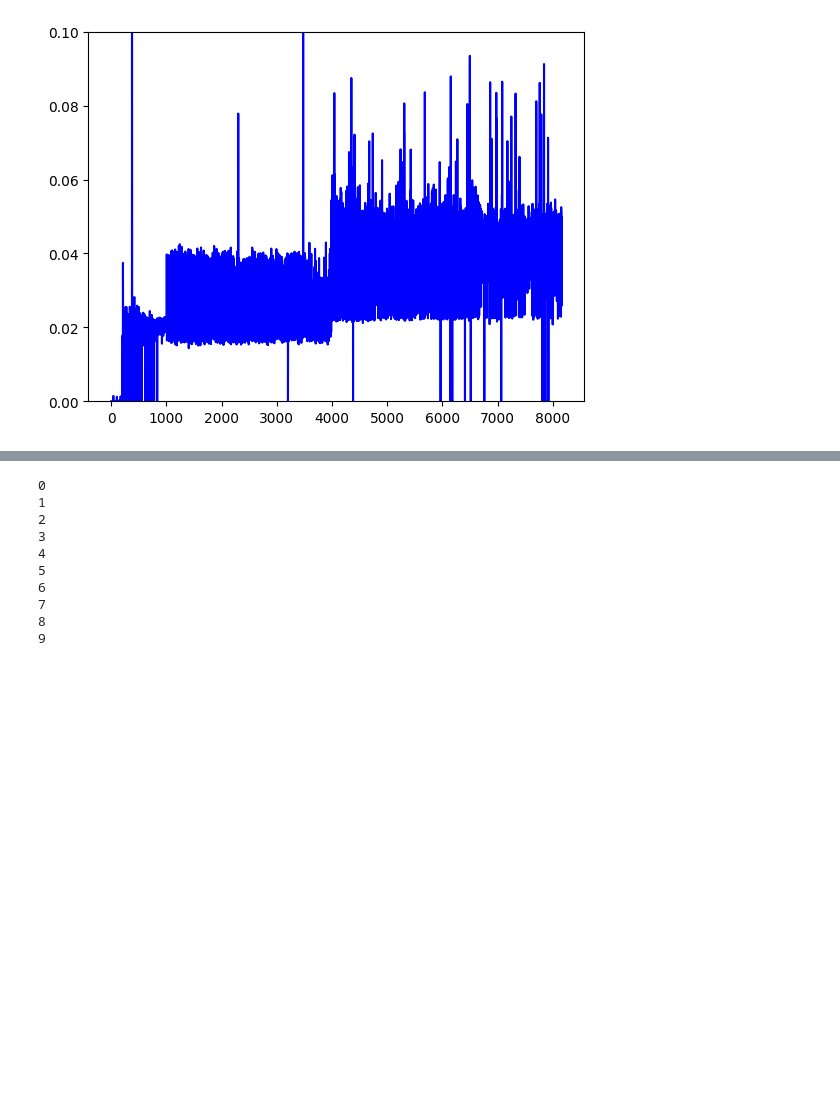
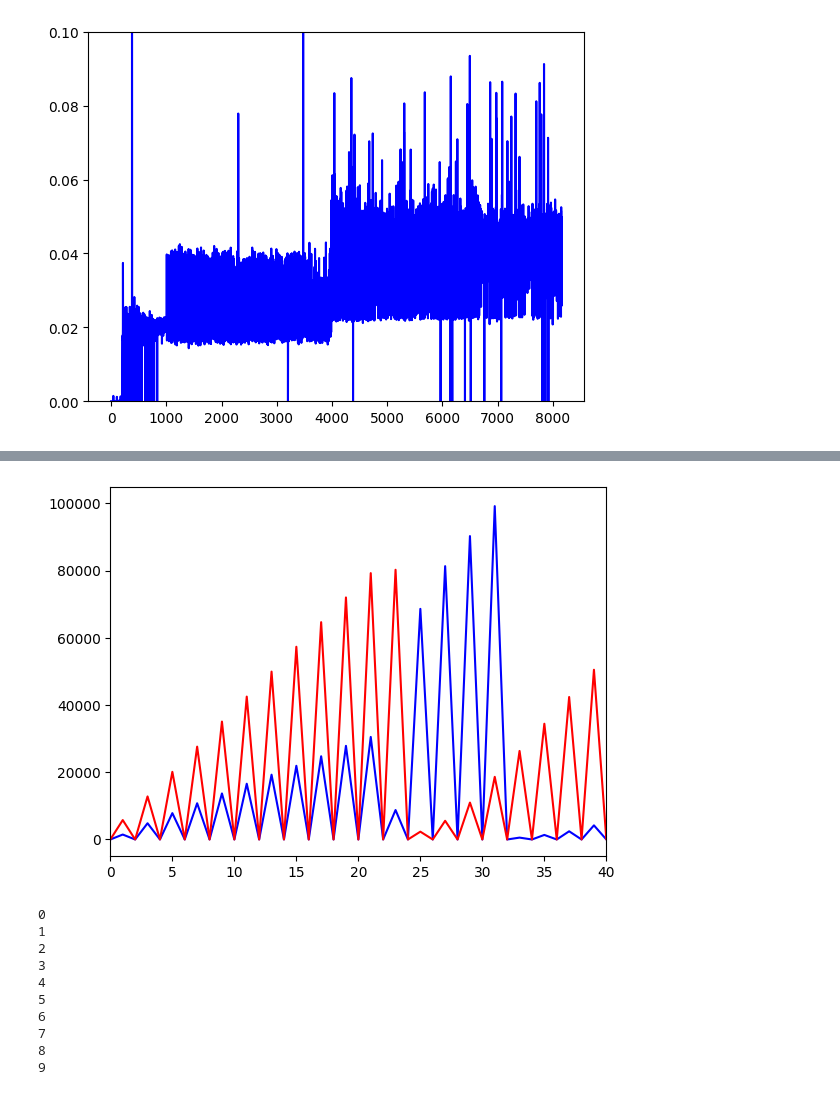
Before and after one commit to Lvlad0022/Diplomski, a Jupyter notebook: Untitled-1.ipynb, the cells around one changed output, grey strips where cells are left out. Drawn from its saved outputs; the diff is of its cells as text; code cells hidden in the pictures; blank space fills up the shorter version.

```diff
--- a/Untitled-1.ipynb
+++ b/Untitled-1.ipynb
@@ -243,3 +247,14 @@ b = 1/a
+# %%
+y = exp25
+
+fig, ax = plt.subplots()
+ax.plot(  exp50, color='blue')
+ax.plot( exp90, color='red')
+
+ax.set_xlim(0, 40)
+plt.show()
+# %% [output]
+[figure, added]
 # %%
 for  i in a:
     print(i)
```
Also changed, not shown: parts of 5 cells of this notebook, 7 other files.
